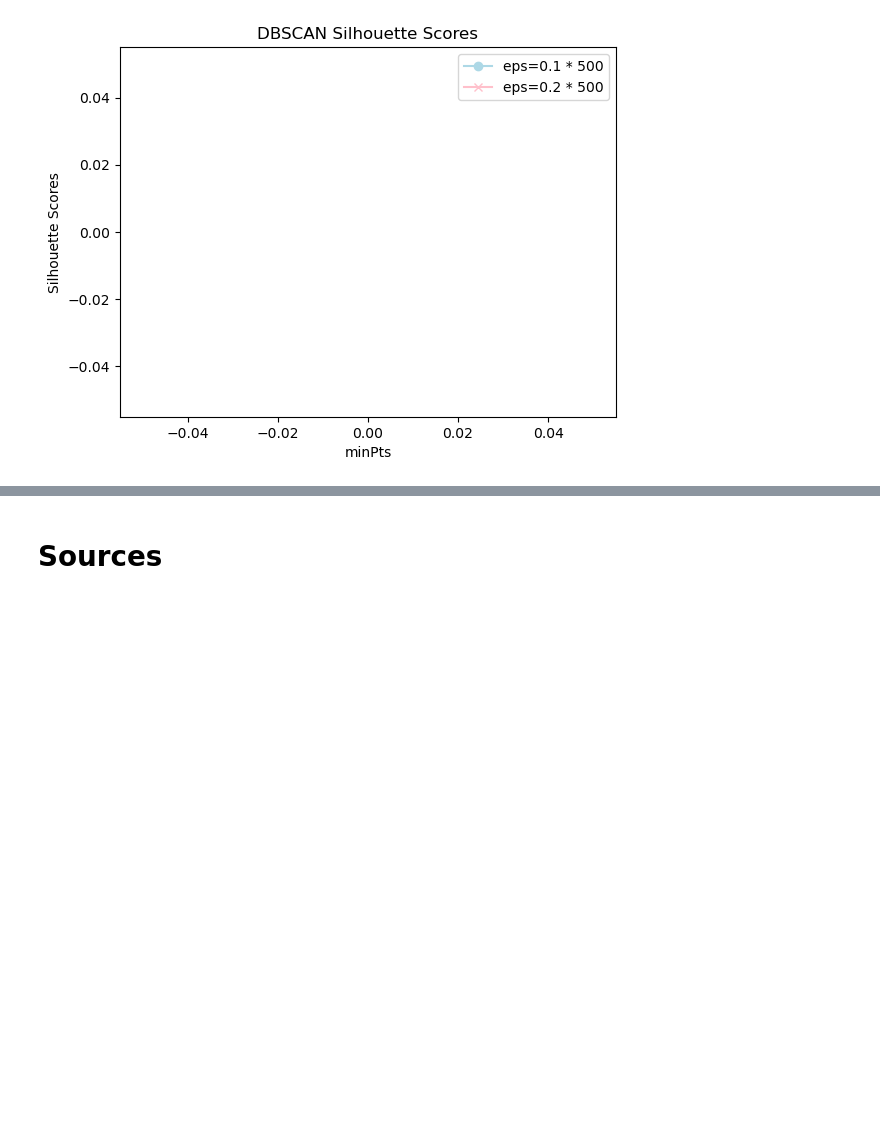
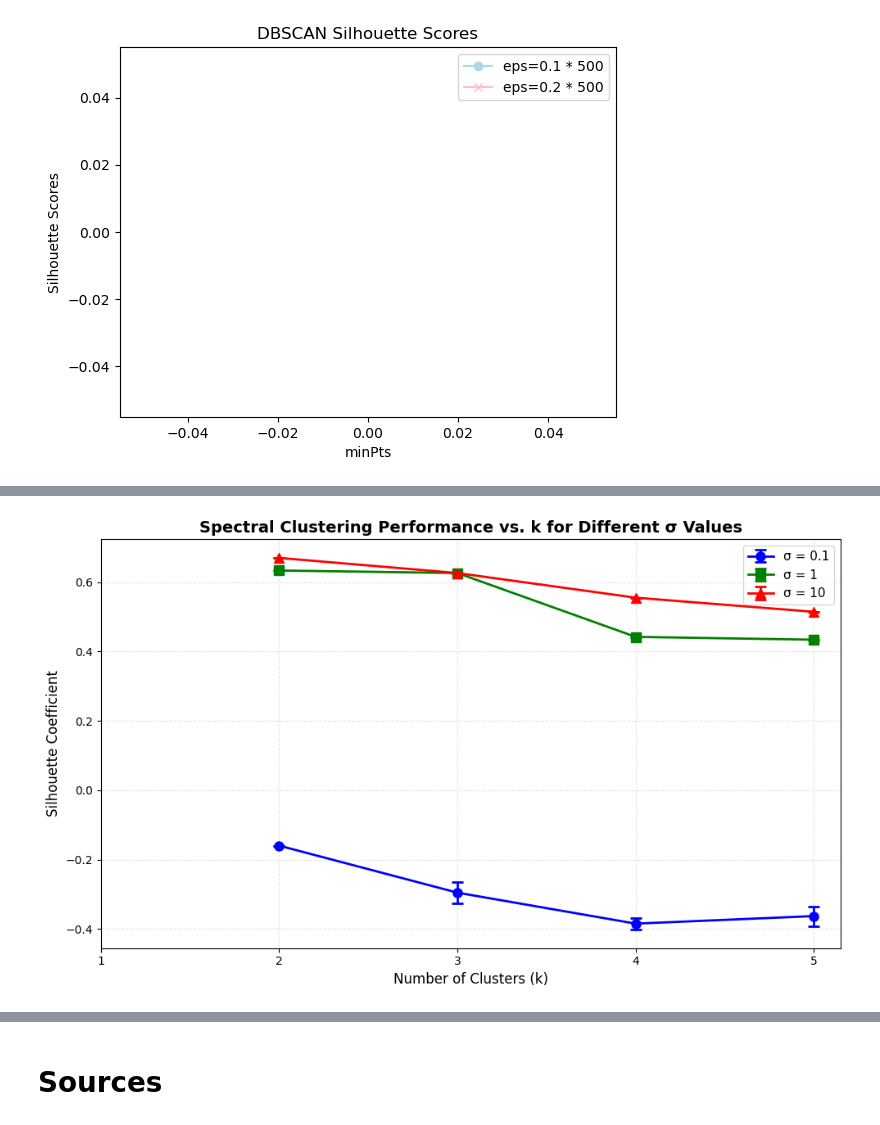
Before and after one commit to Willnguyen02/CS235F25_Course_Project, a Jupyter notebook: [CS235F25]_Course_Project.ipynb, the cells around one changed output, grey strips where cells are left out. Cells and saved outputs as stored; diff of their text form; code cells hidden in the pictures; blank space fills up the shorter version.

Commit message:
questions 3 and 4

```diff
--- a/[CS235F25]_Course_Project.ipynb
+++ b/[CS235F25]_Course_Project.ipynb
@@ -1035,0 +1250,41 @@ plt.show()
+# %%
+# Question 3 - Plot Results
+# Create a line plot showing how performance changes with k for each sigma.
+# Each line represents one sigma value, with error bars showing variability.
+
+# Create the plot
+plt.figure(figsize=(10, 6))
+
+# Define colors and markers for each sigma
+colors = ['blue', 'green', 'red']
+markers = ['o', 's', '^']
+
+# Plot each sigma as a separate line
+for i, sigma in enumerate(sigma_values):
+    k_vals = results[sigma]['k_values']
+    means = results[sigma]['means']
+    stds = results[sigma]['stds']
+
+    # Plot line with error bars
+    plt.errorbar(k_vals, means, yerr=stds,
+                label=f'σ = {sigma}',
+                color=colors[i],
+                marker=markers[i],
+                markersize=8,
+                linewidth=2,
+                capsize=5,
+                capthick=2)
+
+# Formatting
+plt.xlabel('Number of Clusters (k)', fontsize=12)
+plt.ylabel('Silhouette Coefficient', fontsize=12)
+plt.title('Spectral Clustering Performance vs. k for Different σ Values', fontsize=14, fontweight='bold')
+plt.legend(fontsize=11, loc='best')
+plt.grid(True, alpha=0.3, linestyle='--')
+plt.xticks(k_values)
+
+# Adjust layout and show
+plt.tight_layout()
+plt.show()
+# %% [output]
+[figure, added]
```
Also changed, not shown: parts of 6 cells of this notebook.
